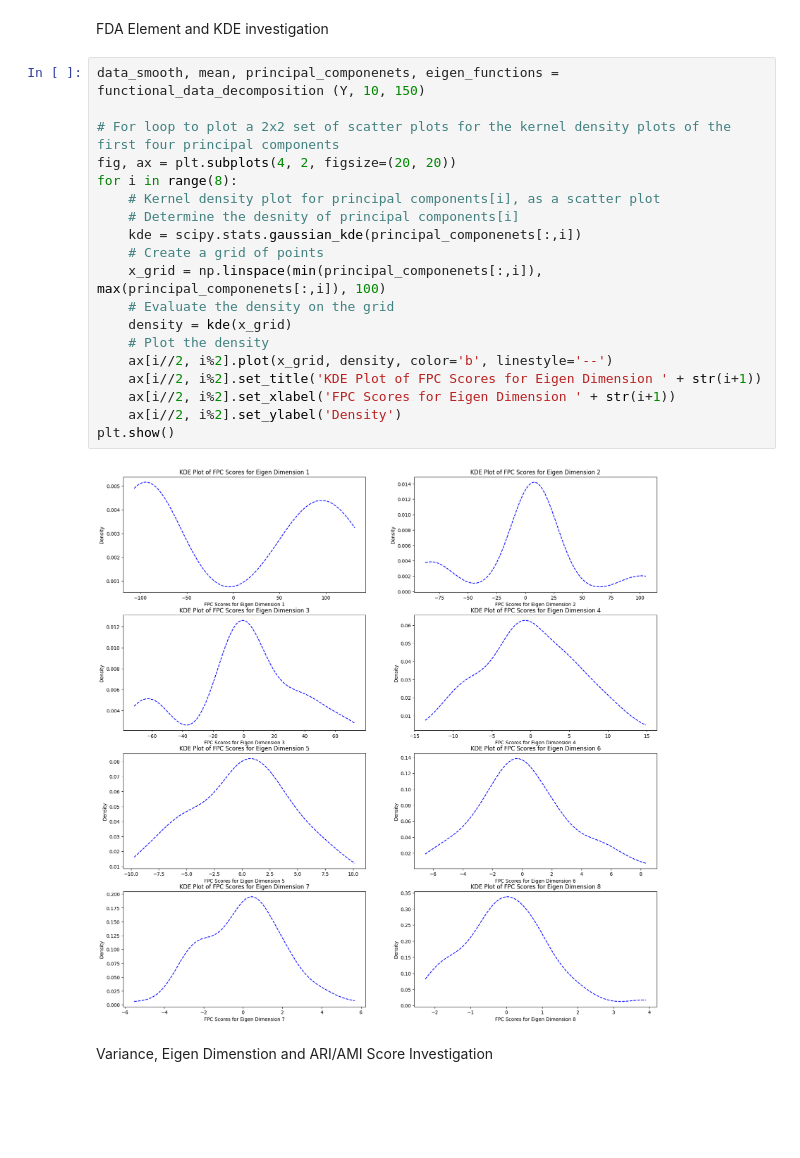
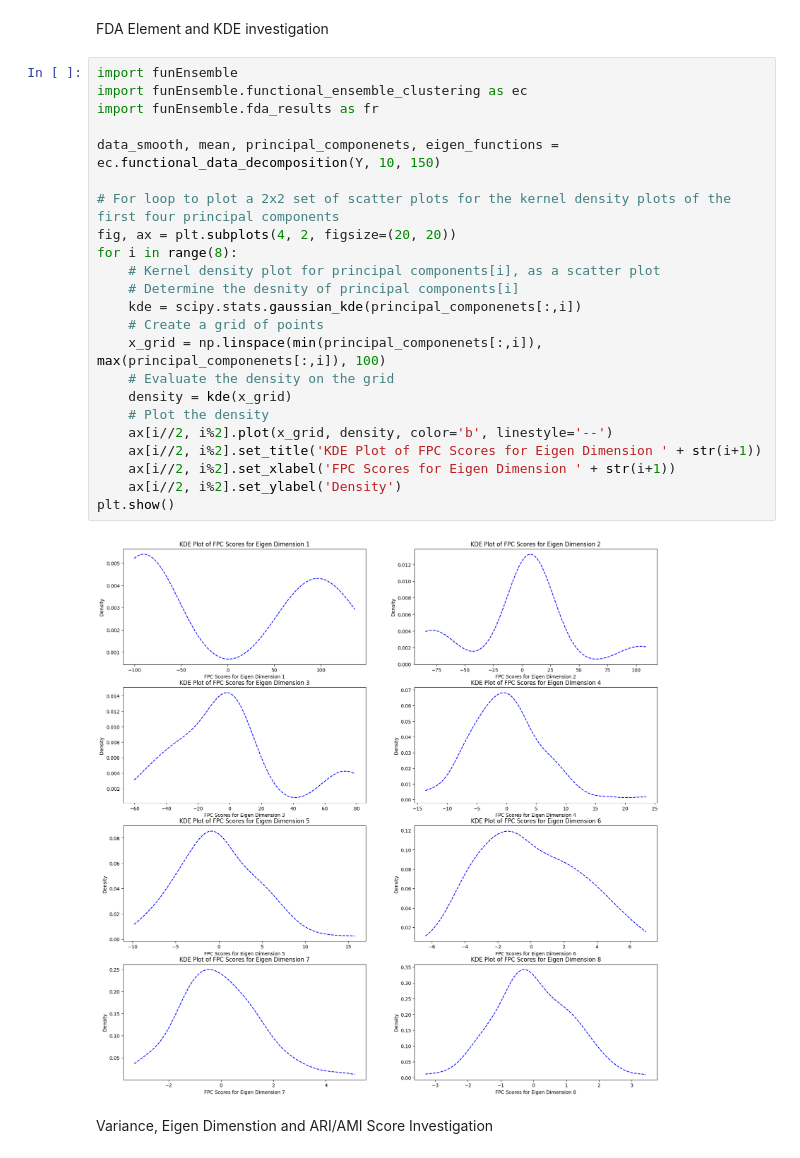
Before and after one commit to Newman251/Thesis-Functional_Data_Ensemble_Clustering_From_FDA, a Jupyter notebook: simulation_scenario1.ipynb, the cells around one changed output. Cells and saved outputs as stored; diff of their text form; blank space fills up the shorter version.

```diff
--- a/simulation_scenario1.ipynb
+++ b/simulation_scenario1.ipynb
@@ -91,26 +88,30 @@ plt.show()
 # %% [markdown]
 FDA Element and KDE investigation
 # %%
-data_smooth, mean, principal_componenets, eigen_functions = functional_data_decomposition (Y, 10, 150)
+import funEnsemble
+import funEnsemble.functional_ensemble_clustering as ec
+import funEnsemble.fda_results as fr
+
+data_smooth, mean, principal_componenets, eigen_functions = ec.functional_data_decomposition(Y, 10, 150)
 
 # For loop to plot a 2x2 set of scatter plots for the kernel density plots of the first four principal components
 fig, ax = plt.subplots(4, 2, figsize=(20, 20))
 for i in range(8):
     # Kernel density plot for principal components[i], as a scatter plot
     # Determine the desnity of principal components[i]
     kde = scipy.stats.gaussian_kde(principal_componenets[:,i])
     # Create a grid of points
     x_grid = np.linspace(min(principal_componenets[:,i]), max(principal_componenets[:,i]), 100)
     # Evaluate the density on the grid
     density = kde(x_grid)
     # Plot the density
     ax[i//2, i%2].plot(x_grid, density, color='b', linestyle='--')
     ax[i//2, i%2].set_title('KDE Plot of FPC Scores for Eigen Dimension ' + str(i+1))
     ax[i//2, i%2].set_xlabel('FPC Scores for Eigen Dimension ' + str(i+1))
     ax[i//2, i%2].set_ylabel('Density')
 plt.show()
 # %% [output]
-[figure, old version]
+[figure, new version]
 # %% [markdown]
 Variance, Eigen Dimenstion and ARI/AMI Score Investigation
 # %%
```
Also changed, not shown: parts of 11 cells of this notebook, 4 other files.
